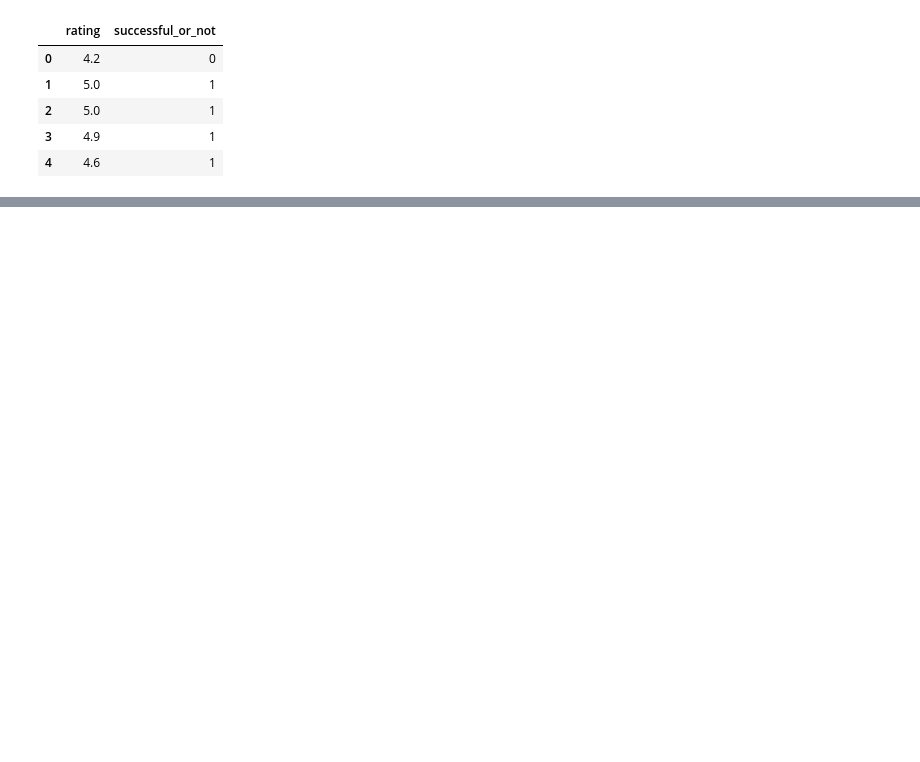
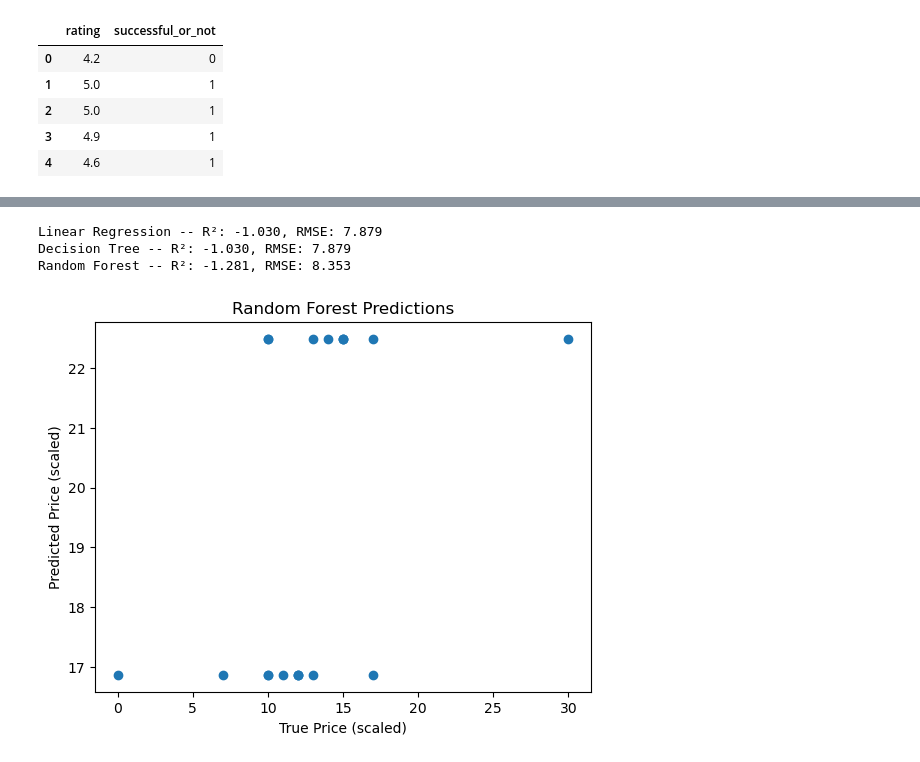
Before and after one commit to ebhatsha/springboard-projects, a Jupyter notebook: CafeSuccessCapstone.ipynb, the cells around one changed output, grey strips where cells are left out. Saved outputs shown, nothing was run; the diff lists cells and outputs as text; code cells hidden in the pictures; blank space fills up the shorter version.

```diff
--- a/CafeSuccessCapstone.ipynb
+++ b/CafeSuccessCapstone.ipynb
@@ -590,0 +658,42 @@ print(y_train.value_counts(normalize=True))  # check class balance
+# %%
+# Split data
+X_train, X_test, y_train, y_test = train_test_split(X, y, test_size=0.2, random_state=42)
+
+## Linear Regression
+lr = LinearRegression()
+lr.fit(X_train, y_train)
+lr_pred = lr.predict(X_test)
+
+## Decision Tree Regressor
+dt = DecisionTreeRegressor(random_state=42)
+dt.fit(X_train, y_train)
+dt_pred = dt.predict(X_test)
+
+## Random Forest
+rf = RandomForestRegressor(random_state=42)
+param_grid = {'n_estimators': [50, 100], 'max_depth': [2, 4, 6]}
+grid_search = GridSearchCV(rf, param_grid, cv=5, scoring='r2')
+grid_search.fit(X_train, y_train)
+rf_best = grid_search.best_estimator_
+rf_pred = rf_best.predict(X_test)
+# %%
+def evaluate_model(y_test, pred, name):
+    r2 = r2_score(y_test, pred)
+    rmse = np.sqrt(mean_squared_error(y_test, pred))
+    print(f"{name} -- R²: {r2:.3f}, RMSE: {rmse:.3f}")
+
+evaluate_model(y_test, lr_pred, "Linear Regression")
+evaluate_model(y_test, dt_pred, "Decision Tree")
+evaluate_model(y_test, rf_pred, "Random Forest")
+# %% [output]
+Linear Regression -- R²: -1.030, RMSE: 7.879
+Decision Tree -- R²: -1.030, RMSE: 7.879
+Random Forest -- R²: -1.281, RMSE: 8.353
+# %%
+plt.scatter(y_test, rf_pred)
+plt.xlabel("True Price (scaled)")
+plt.ylabel("Predicted Price (scaled)")
+plt.title("Random Forest Predictions")
+plt.show()
+# %% [output]
+[figure, added]
```
Also changed, not shown: parts of 29 cells of this notebook.
